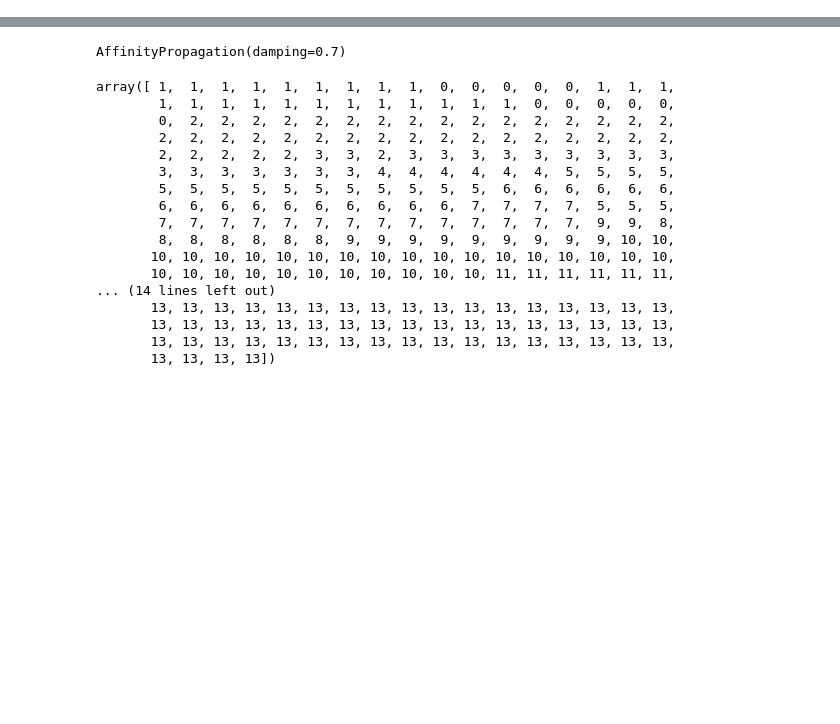
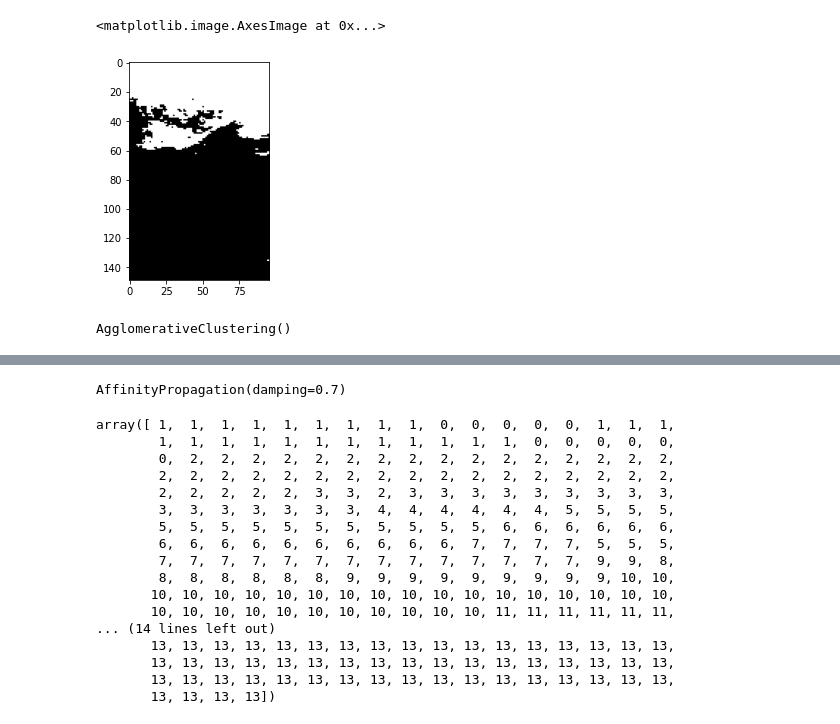
Before and after one commit to viniciusmwen/Computacional, a Jupyter notebook: Atividade06/clustering.ipynb, the cells around one changed output, grey strips where cells are left out. Cells and saved outputs as stored; diff of their text form; code cells hidden in the pictures; blank space fills up the shorter version.

```diff
--- a/Atividade06/clustering.ipynb
+++ b/Atividade06/clustering.ipynb
@@ -13,0 +46,5 @@ img.ler()
+# %%
+plt.imshow(aux['espectral'], cmap='gray')
+# %% [output]
+<matplotlib.image.AxesImage at 0x...>
+[figure, added]
@@ -13,0 +56,4 @@ img.ler()
+# %%
+ms.fit(f)
+# %% [output]
+AgglomerativeClustering()
```
Also changed, not shown: parts of 11 cells of this notebook, 2 other files.
